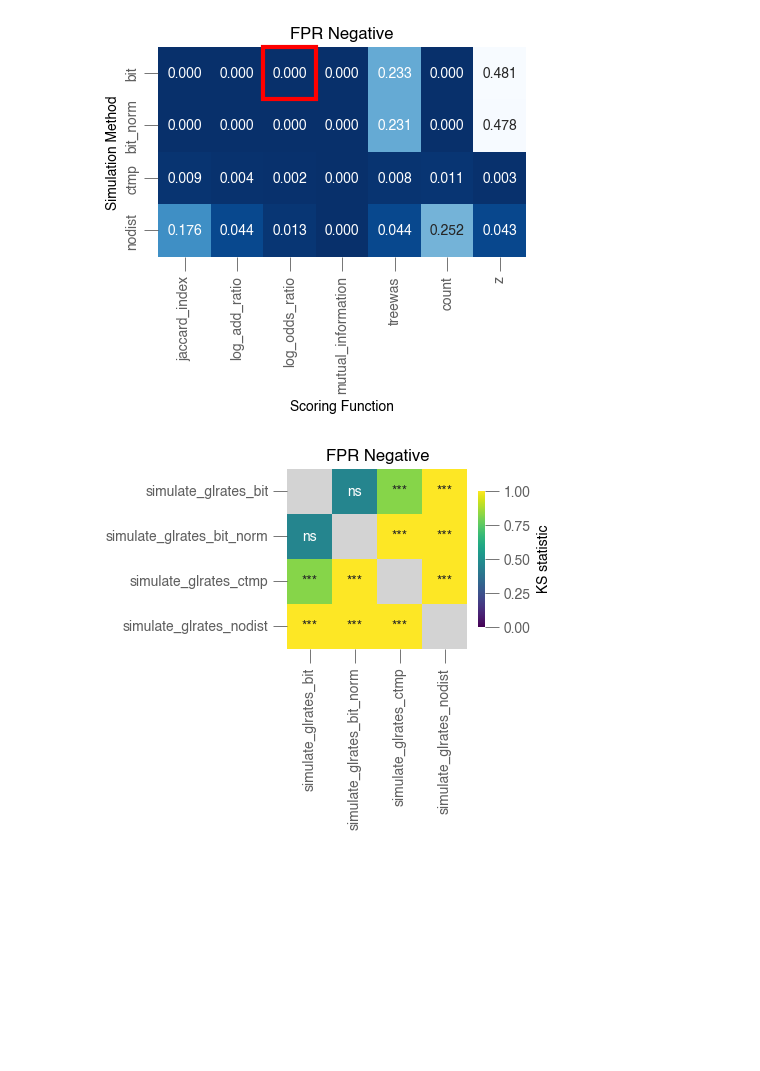
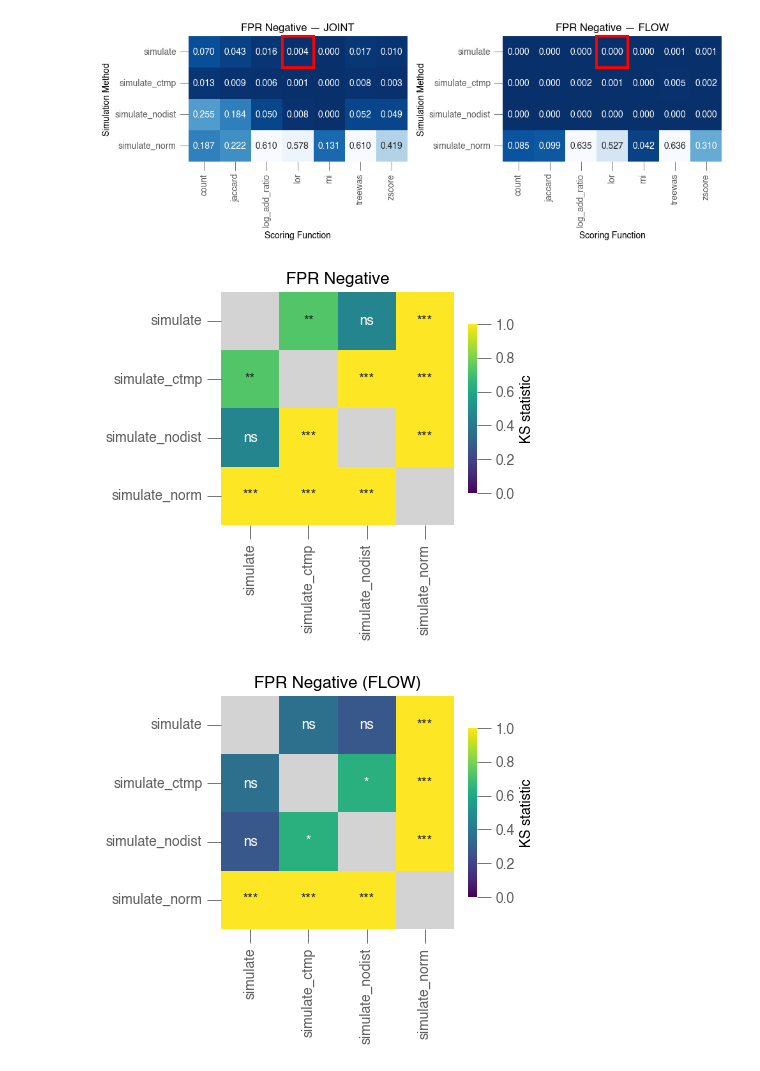
Before and after one commit to jpeyemi/SimPhyNI-Benchmarking, a Jupyter notebook: local_method_comparison/simulation_and_scoring_fxn_grid_traversal_4smm.ipynb, the cells around one changed output. Saved outputs shown, nothing was run; the diff lists cells and outputs as text; code cells hidden in the pictures; blank space fills up the shorter version.

```diff
--- a/local_method_comparison/simulation_and_scoring_fxn_grid_traversal_4smm.ipynb
+++ b/local_method_comparison/simulation_and_scoring_fxn_grid_traversal_4smm.ipynb
@@ -25,8 +23,8 @@ FIGURE_DATA = Path("../figure_data")
 
 ES_INPUT_MAP = {'es0': 0, 'es1': 0.15, 'es2': 0.5, 'es3': 0.7, 'es4': 1, 'es5': 2}
 
-v2_path = FIGURE_DATA / 'paramtraversal_v2.csv'
-v1_path = FIGURE_DATA / 'paramtraversal.csv'
+v2_path = FIGURE_DATA / 'paramtraversal.csv'
+# v1_path = FIGURE_DATA / 'paramtraversal.csv'
 
 if v2_path.exists():
     pt_concat = pd.read_csv(v2_path)
@@ -238,15 +284,18 @@ plot_trav(pt_concat=pt_concat, metric="PR_AUC_Negative", es_input=1.0)
 # %%
 ### Figure S2 (4/4)
-plot_trav(pt_concat=pt_concat, metric="FPR_Negative", es_input=1.0, ascending=False)
+plot_trav(pt_concat=pt_concat, metric="FPR_Negative", es_input=1, ascending=False)
 # %% [output]
-[figure, old version]
+[figure, new version]
 # %%
-stat_name = "_log_odds_ratio_statistic"
+stat_name = "lor"   # was "_log_odds_ratio_statistic" (old naming)
 value = 'FPR_Negative'
-ks = test_metric(stat_name, value, es_input=1.0)
+ks = test_metric(stat_name, value, es_input=1.0, counting='JOINT')
 plot_ks(ks, value)
+ks = test_metric(stat_name, value, es_input=1.0, counting='FLOW')
+plot_ks(ks, f"{value} (FLOW)")
 # %% [output]
-[figure, old version]
+[figure, new version]
+[figure, added]
 # %%
 plot_trav(pt_concat, "Precision_Positive",  1.0)
 plot_trav(pt_concat, "Recall_Positive",     1.0)
```
Also changed, not shown: parts of 8 cells of this notebook, 19 other files.
